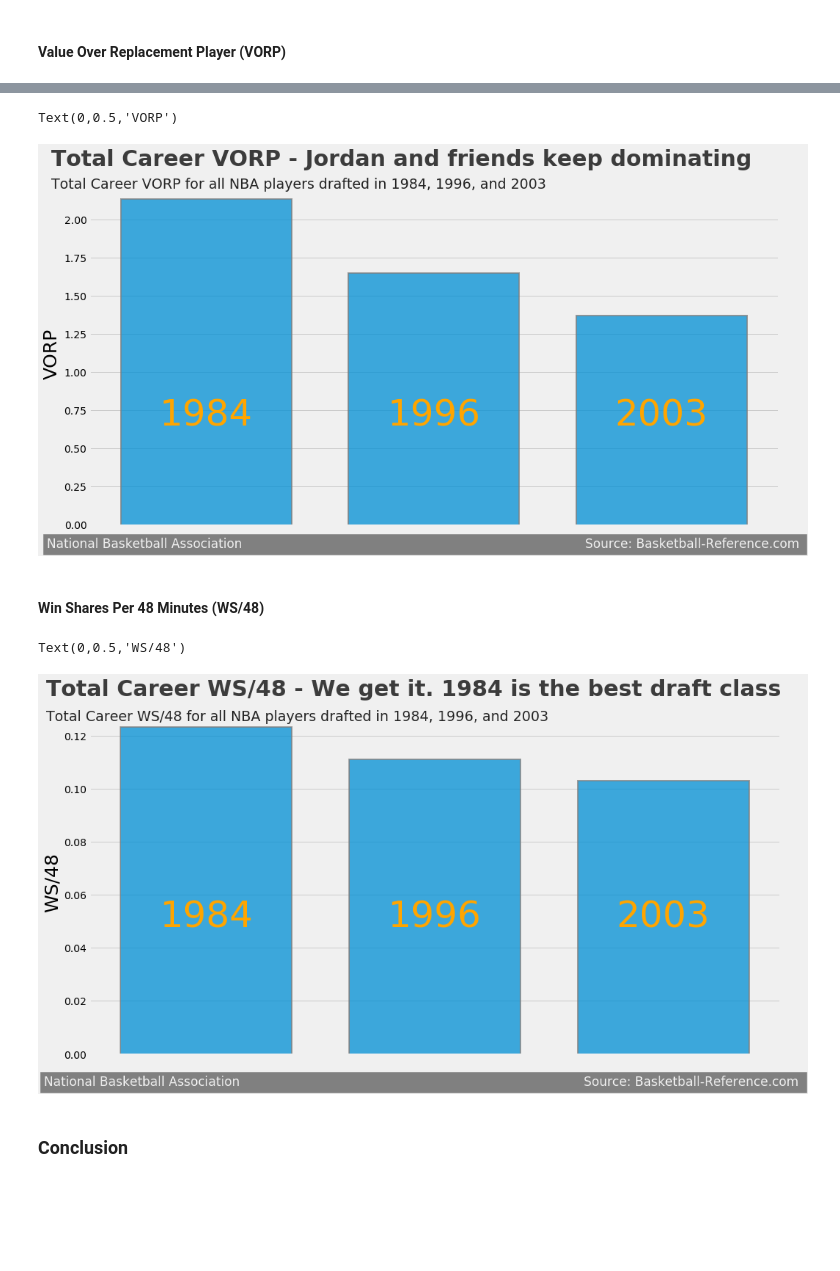
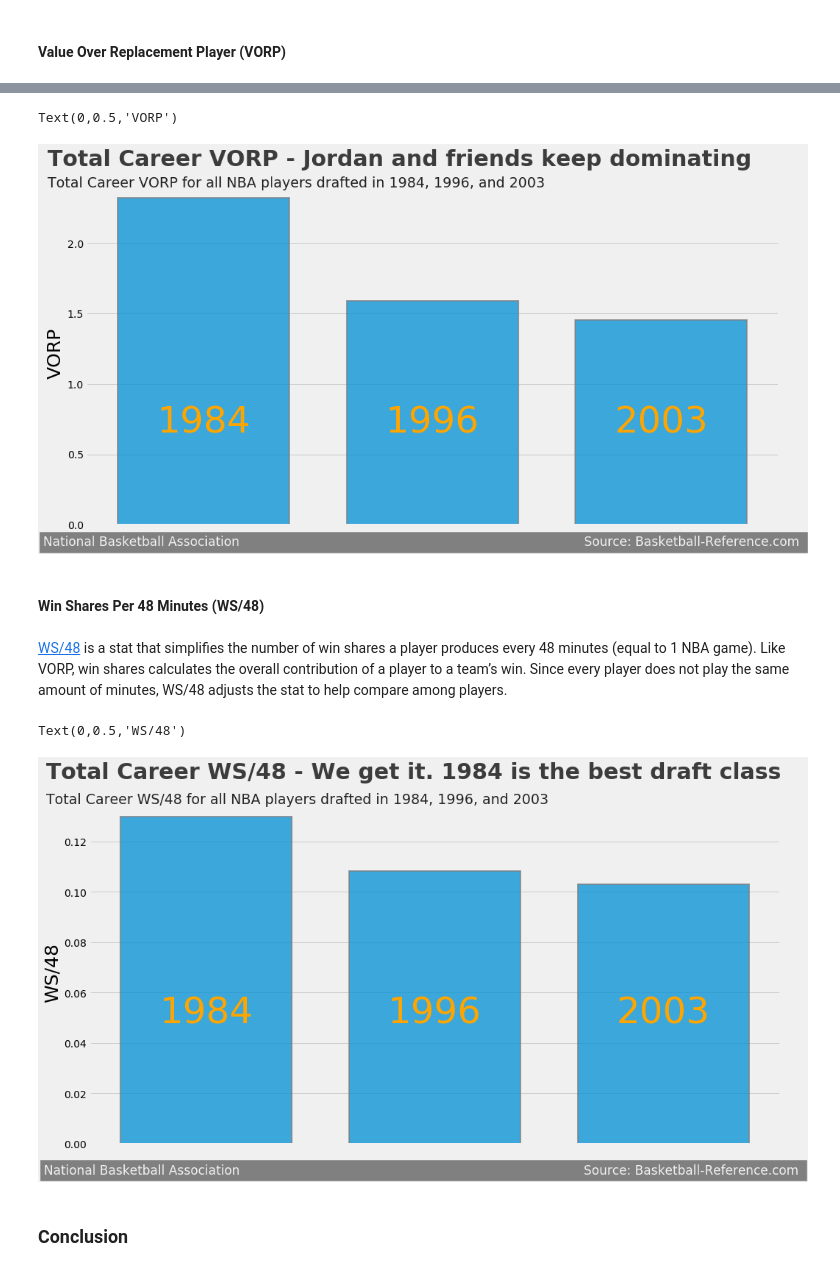
Before and after one commit to osanchez2323/Portfolio, a Jupyter notebook: NBA Draft Analysis/NBA Draft Analysis.ipynb, the cells around one changed output, grey strips where cells are left out. Cells and saved outputs as stored; diff of their text form; code cells hidden in the pictures; blank space fills up the shorter version.

```diff
--- a/NBA Draft Analysis/NBA Draft Analysis.ipynb
+++ b/NBA Draft Analysis/NBA Draft Analysis.ipynb
@@ -50,5 +50,7 @@ There are different types of players during an NBA season. There are All Star ca
 # %%
-seasons = seasons[seasons['MP'] > 1000]
+seasons['MPG'] = round(seasons['MP'] / seasons['G'], 1)
+
+seasons = seasons[seasons['MPG'] >= 20]
 seasons.head()
 # %% [output]
 |  | Unnamed: 0 | Year | Player | Pos | Age | Tm | G | GS | MP | PER | ... | ... |
@@ -149,35 +151,37 @@ fig, ax = plt.subplots(figsize = (15,8))
 plt.bar(pos1, vorp['VORP','mean'], width = 0.75, alpha = 0.75, label = vorp['Rookie Year'], edgecolor = 'gray', linewidth = 2)
 for i in pos1:
     plt.text(pos1[i], .6, s = vorp['Rookie Year'][i],ha='center', va='bottom', color = 'orange', size = 50)
-plt.text(x = -0.68, y = 2.35, s = 'Total Career VORP - Jordan and friends keep dominating',fontsize = 30, weight = 'bold', alpha = .75)
-plt.text(x = -0.68, y = 2.2, s = 'Total Career VORP for all NBA players drafted in 1984, 1996, and 2003',fontsize = 19, alpha = .85)
+plt.text(x = -0.68, y = 2.55, s = 'Total Career VORP - Jordan and friends keep dominating',fontsize = 30, weight = 'bold', alpha = .75)
+plt.text(x = -0.68, y = 2.4, s = 'Total Career VORP for all NBA players drafted in 1984, 1996, and 2003',fontsize = 19, alpha = .85)
 plt.text(x = -0.7, y = -.15, s = 'National Basketball Association                                                                                       Source: Basketball-Reference.com ', fontsize = 17,color = '#f0f0f0', backgroundcolor = 'grey')
 plt.xticks([],[])
 ax.set_ylabel('VORP', size = 25)
 # %% [output]
 Text(0,0.5,'VORP')
-[figure, old version]
+[figure, new version]
 # %% [markdown]
 #### Win Shares Per 48 Minutes (WS/48)
+# %% [markdown]
+[WS/48](https://www.basketball-reference.com/about/ws.html) is a stat that simplifies the number of win shares a player produces every 48 minutes (equal to 1 NBA game). Like VORP, win shares calculates the overall contribution of a player to a team’s win. Since every player does not play the same amount of minutes, WS/48 adjusts the stat to help compare among players.
 # %%
 ws = data_draft.sort_values([('WS/48','mean')], ascending = False).reset_index()
 pos = list(range(len(ws['WS/48','mean'])))
 
 plt.style.use('fivethirtyeight')
 
 fig, ax = plt.subplots(figsize = (15,8))
 plt.bar(pos, ws['WS/48','mean'], width = 0.75, alpha = 0.75, label = ws['Rookie Year'], edgecolor = 'gray', linewidth = 2)
 for i in pos:
     plt.text(pos[i], 0.045, s = ws['Rookie Year'][i],ha='center', va='bottom', color = 'orange', size =50)
 
-plt.text(x = -0.7, y = 0.135, s = 'Total Career WS/48 - We get it. 1984 is the best draft class',fontsize = 30, weight = 'bold', alpha = .75)
-plt.text(x = -0.7, y = 0.1255, s = 'Total Career WS/48 for all NBA players drafted in 1984, 1996, and 2003',fontsize = 19, alpha = .85)
+plt.text(x = -0.7, y = 0.145, s = 'Total Career WS/48 - We get it. 1984 is the best draft class',fontsize = 30, weight = 'bold', alpha = .75)
+plt.text(x = -0.7, y = 0.135, s = 'Total Career WS/48 for all NBA players drafted in 1984, 1996, and 2003',fontsize = 19, alpha = .85)
 plt.text(x = -0.71, y = -.012, s = 'National Basketball Association                                                                                       Source: Basketball-Reference.com ', fontsize = 17,color = '#f0f0f0', backgroundcolor = 'grey')
 plt.xticks([],[])
 ax.set_ylabel('WS/48', size = 25)
 # %% [output]
 Text(0,0.5,'WS/48')
-[figure, old version]
+[figure, new version]
 # %% [markdown]
 ### Conclusion
 # %% [markdown]
```
Also changed, not shown: parts of 12 cells of this notebook, 2 other files.
